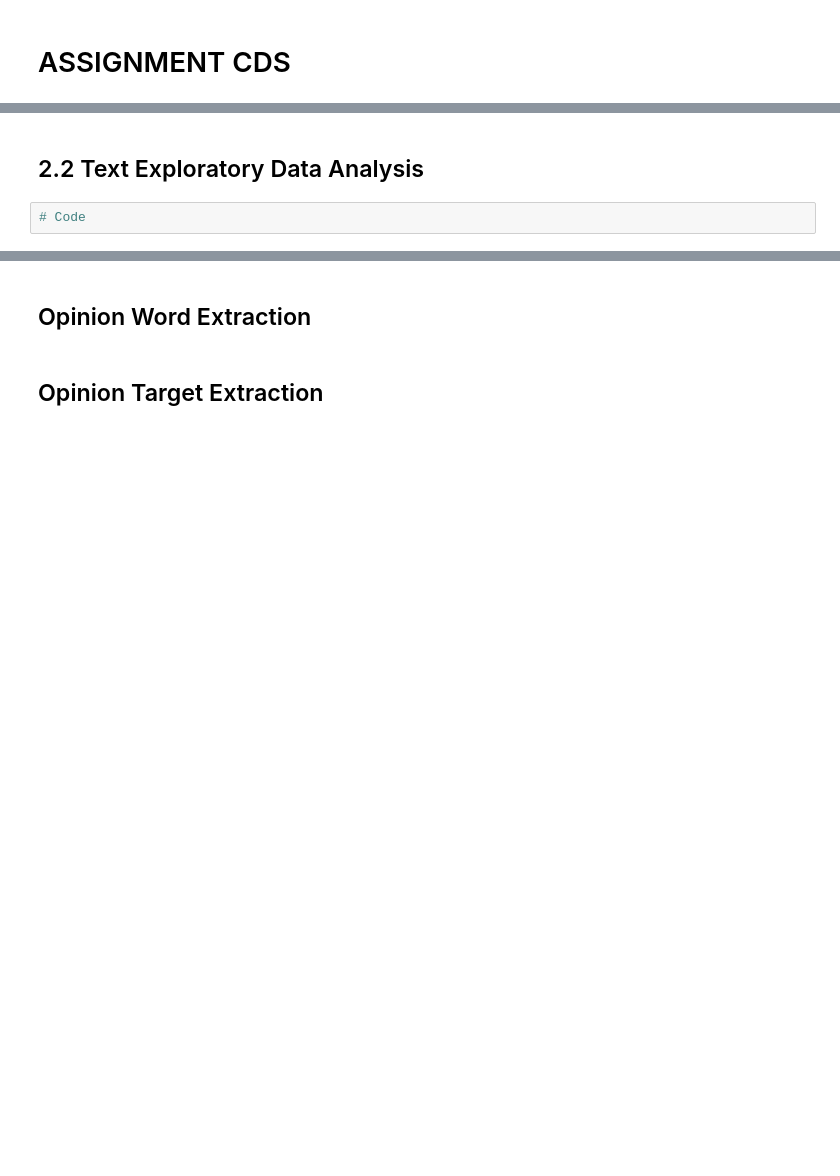
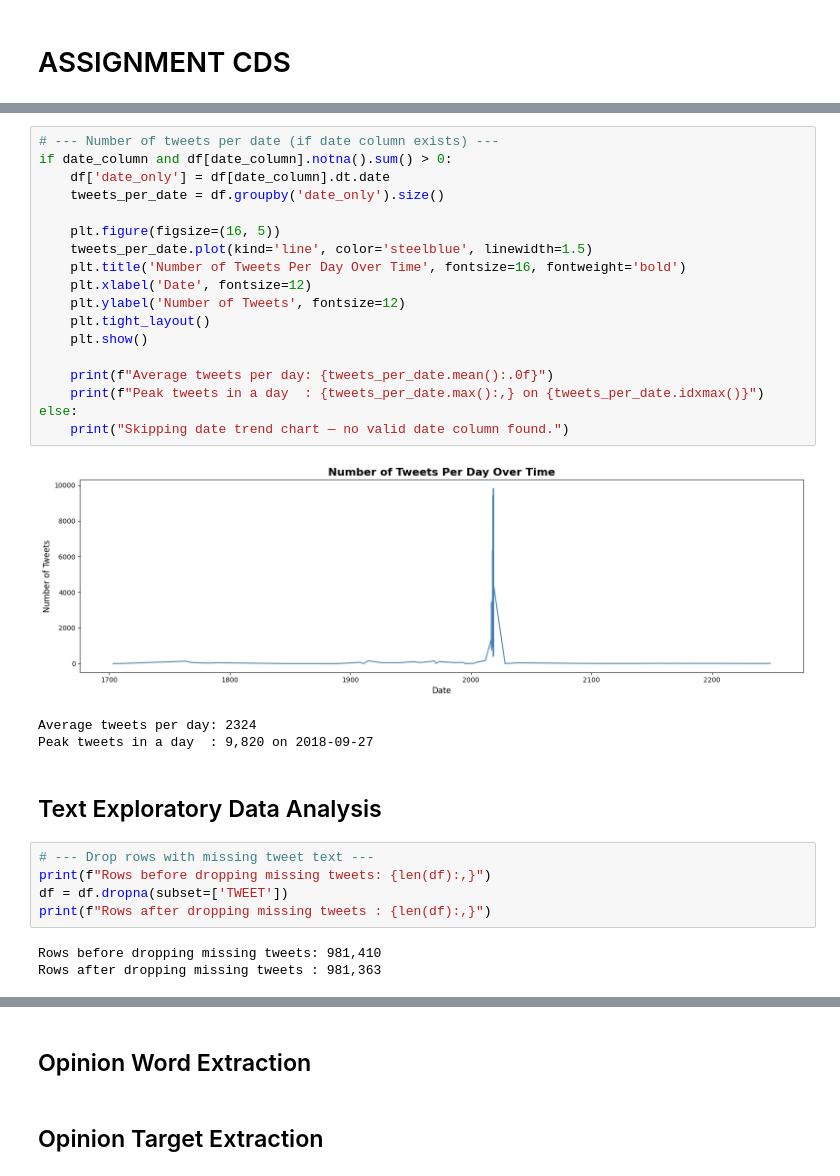
Before and after one commit to hafyze/scm, a Jupyter notebook: Assignment.ipynb, the cells around one changed output, grey strips where cells are left out. Drawn from its saved outputs; the diff is of its cells as text; blank space fills up the shorter version.

```diff
--- a/Assignment.ipynb
+++ b/Assignment.ipynb
@@ -28,4 +245,32 @@ df.head()
+# %%
+# --- Number of tweets per date (if date column exists) ---
+if date_column and df[date_column].notna().sum() > 0:
+    df['date_only'] = df[date_column].dt.date
+    tweets_per_date = df.groupby('date_only').size()
+
+    plt.figure(figsize=(16, 5))
+    tweets_per_date.plot(kind='line', color='steelblue', linewidth=1.5)
+    plt.title('Number of Tweets Per Day Over Time', fontsize=16, fontweight='bold')
+    plt.xlabel('Date', fontsize=12)
+    plt.ylabel('Number of Tweets', fontsize=12)
+    plt.tight_layout()
+    plt.show()
+
+    print(f"Average tweets per day: {tweets_per_date.mean():.0f}")
+    print(f"Peak tweets in a day  : {tweets_per_date.max():,} on {tweets_per_date.idxmax()}")
+else:
+    print("Skipping date trend chart — no valid date column found.")
+# %% [output]
+[figure, added]
+Average tweets per day: 2324
+Peak tweets in a day  : 9,820 on 2018-09-27
 # %% [markdown]
-## 2.2 Text Exploratory Data Analysis
+## Text Exploratory Data Analysis
 # %%
-# Code
+# --- Drop rows with missing tweet text ---
+print(f"Rows before dropping missing tweets: {len(df):,}")
+df = df.dropna(subset=['TWEET'])
+print(f"Rows after dropping missing tweets : {len(df):,}")
+# %% [output]
+Rows before dropping missing tweets: 981,410
+Rows after dropping missing tweets : 981,363
```
Also changed, not shown: parts of 66 cells of this notebook.
